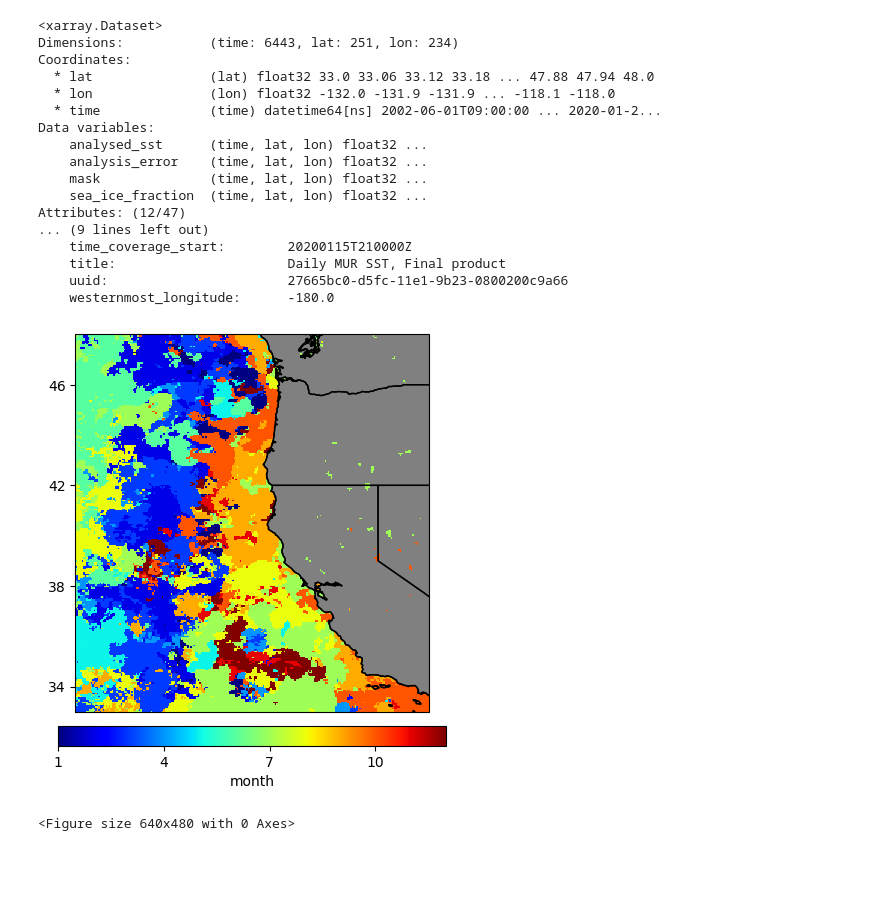
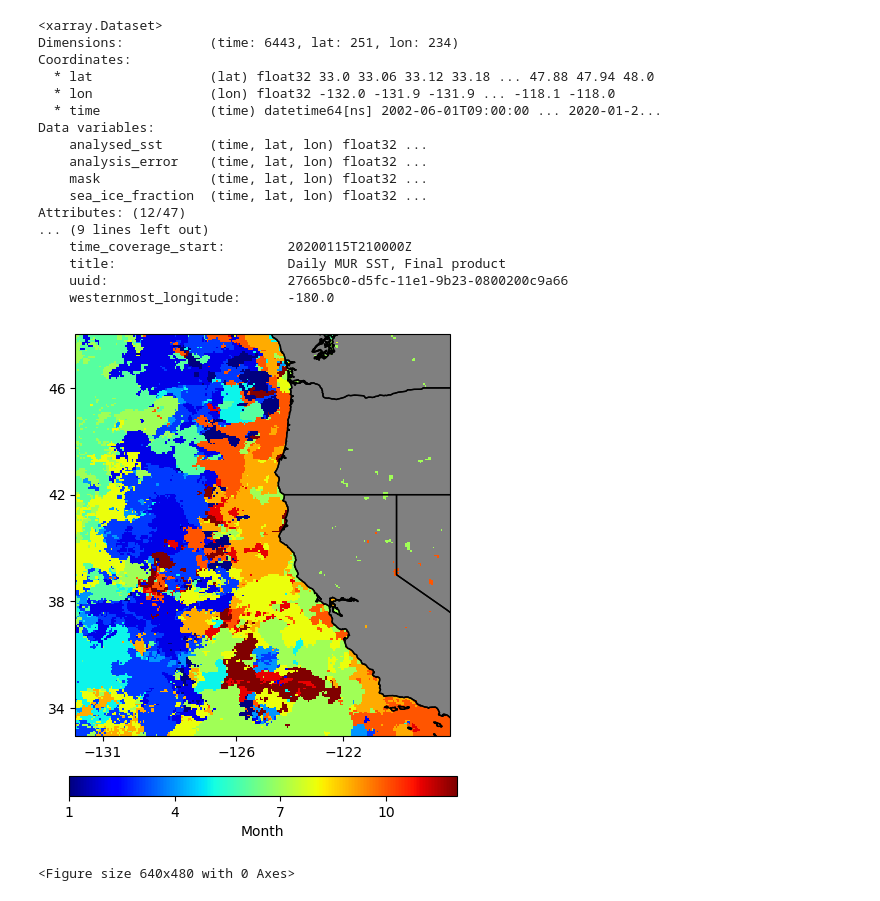
Before and after one commit to UCB-stat-159-s23/hw03-Group11, a Jupyter notebook: climate-Q05.ipynb, the cells around one changed output. Drawn from its saved outputs; the diff is of its cells as text; code cells hidden in the pictures; blank space fills up the shorter version.

```diff
--- a/climate-Q05.ipynb
+++ b/climate-Q05.ipynb
@@ -41,39 +41,40 @@ Attributes: (12/47)
     title:                      Daily MUR SST, Final product
     uuid:                       27665bc0-d5fc-11e1-9b23-0800200c9a66
     westernmost_longitude:      -180.0
-# %%
-# select the time range (2002-July 2016) and group by day of year. calculate the maximum.
-ds1 = ds.analysed_sst.sel(time=slice("2002", "2016-07"))
-sst = ds1.groupby(ds1.time.dt.dayofyear)
-# select the time range(2002-2012) and group by day of year. calculate the mean.
-ds2 = ds.analysed_sst.sel(time=slice("2002","2012"))
-sst_mean =  ds2.groupby(ds2.time.dt.dayofyear).mean(skipna=True)
-
-# calculate the anomalies
-anomalies = sst-sst_mean
-
-# find the maximum anomaly
-anomalies_max = anomalies.idxmax(dim='time').dt.month
-
-# plot the map
-fig = plt.figure(figsize=(10, 6))
-ax = fig.add_subplot(projection=crs)
-anoma_map = anomalies_max.plot(ax=ax, transform=crs,cmap='jet', add_colorbar=False)
-
-ax.coastlines("10m", color="k")
-ax.add_feature(cfeature.LAND, color="grey")
-ax.add_feature(cfeature.STATES.with_scale("10m"))
-ax.set_xlabel("")
-ax.set_xticks(range(138,123,8))
-ax.set_ylabel("")
-ax.set_yticks(range(34,47,4))
-# add colorbar
-cbar = plt.colorbar(anoma_map, location='bottom', shrink=0.5, pad=0.03)
-cbar.set_label('month')
-
-cbar.set_ticks([1, 4, 7,10])
-plt.show()
-plt.savefig('outputs/Q05.png');
-# %% [output]
-[figure, removed]
-<Figure size 640x480 with 0 Axes>
+# %%
+# select the time range (2002-July 2016) and group by day of year. calculate the maximum.
+ds1 = ds.analysed_sst.sel(time=slice("2002", "2016-07"))
+sst = ds1.groupby(ds1.time.dt.dayofyear)
+# select the time range(2002-2012) and group by day of year. calculate the mean.
+ds2 = ds.analysed_sst.sel(time=slice("2002","2012"))
+sst_mean = ds2.groupby(ds2.time.dt.dayofyear).mean(skipna=True)
+
+# calculate the anomalies
+anomalies = sst-sst_mean
+
+# find the maximum anomaly
+anomalies_max = anomalies.idxmax(dim='time').dt.month
+
+# plot the map
+fig = plt.figure(figsize=(10, 6))
+ax = fig.add_subplot(projection=crs)
+anoma_map = anomalies_max.plot(x='lon',y='lat',cmap='jet',transform=crs, add_colorbar=False)
+
+ax.coastlines("10m", color="k")
+ax.add_feature(cfeature.LAND, color="grey")
+ax.add_feature(cfeature.STATES.with_scale("10m"))
+ax.set_xlabel("")
+ax.set_xticks([-131,-126,-122])
+ax.set_ylabel("")
+ax.set_yticks(range(34,47,4))
+# add colorbar
+cbar = plt.colorbar(anoma_map,ax=ax,location='bottom', shrink=0.5, pad=0.03,orientation="horizontal",fraction=0.1,anchor=(0.5,0.0))
+cbar.set_label('Month')
+
+cbar.set_ticks([1, 4, 7,10])
+
+plt.show()
+plt.savefig('outputs/Q05.png');
+# %% [output]
+[figure, added]
+<Figure size 640x480 with 0 Axes>
```
